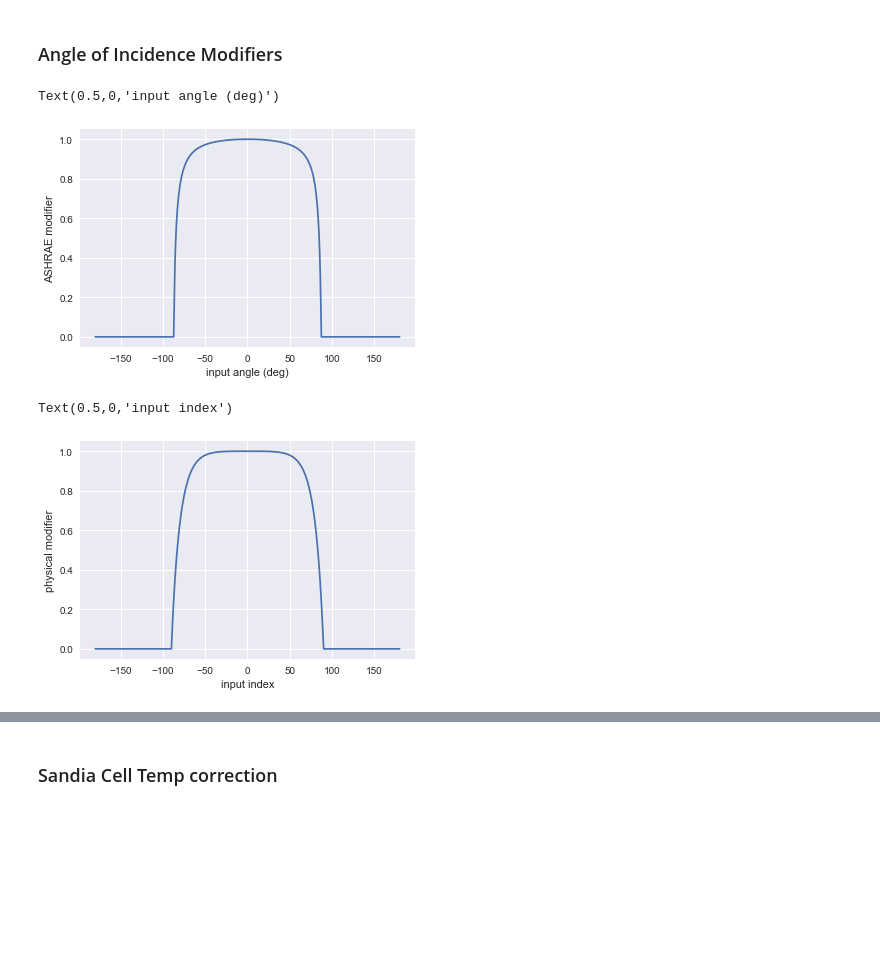
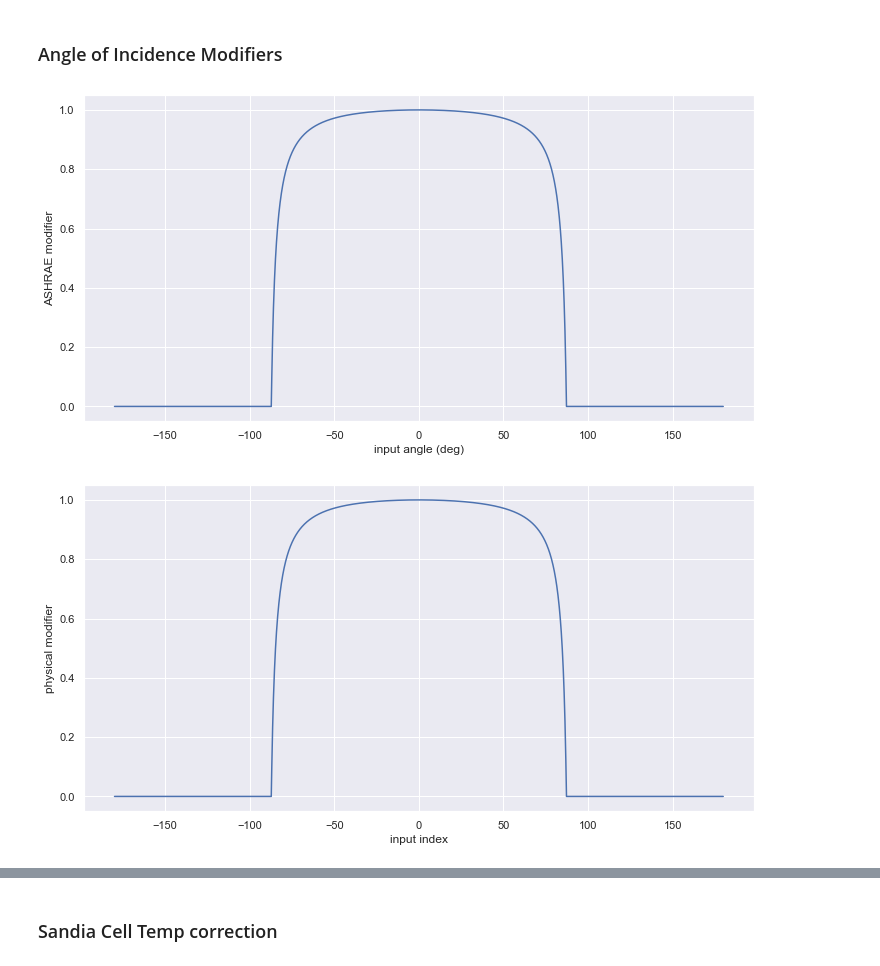
Before and after one commit to pvlib/pvlib-python, a Jupyter notebook: docs/tutorials/pvsystem.ipynb, the cells around one changed output, grey strips where cells are left out. Saved outputs shown, nothing was run; the diff lists cells and outputs as text; code cells hidden in the pictures; blank space fills up the shorter version.

```diff
--- a/docs/tutorials/pvsystem.ipynb
+++ b/docs/tutorials/pvsystem.ipynb
@@ -87,24 +87,22 @@ pvlib.pvsystem.systemdef(tmy2_metadata, 0, 0, .1, 5, 5)
 ### Angle of Incidence Modifiers
 # %%
 angles = np.linspace(-180,180,3601)
-ashraeiam = pd.Series(pvsystem.ashraeiam(angles, .05), index=angles)
+ashraeiam = pd.Series(pvsystem.iam.ashrae(angles, .05), index=angles)
 
 ashraeiam.plot()
 plt.ylabel('ASHRAE modifier')
-plt.xlabel('input angle (deg)')
+plt.xlabel('input angle (deg)');
 # %% [output]
-Text(0.5,0,'input angle (deg)')
-[figure, old version]
+[figure, new version]
 # %%
 angles = np.linspace(-180,180,3601)
-physicaliam = pd.Series(pvsystem.physicaliam(angles), index=angles)
+physicaliam = pd.Series(pvsystem.iam.ashrae(angles), index=angles)
 
 physicaliam.plot()
 plt.ylabel('physical modifier')
-plt.xlabel('input index')
+plt.xlabel('input index');
 # %% [output]
-Text(0.5,0,'input index')
-[figure, old version]
+[figure, new version]
 # %%
 plt.figure()
 ashraeiam.plot(label='ASHRAE')
```
Also changed, not shown: parts of 35 cells of this notebook, 7 other files.
